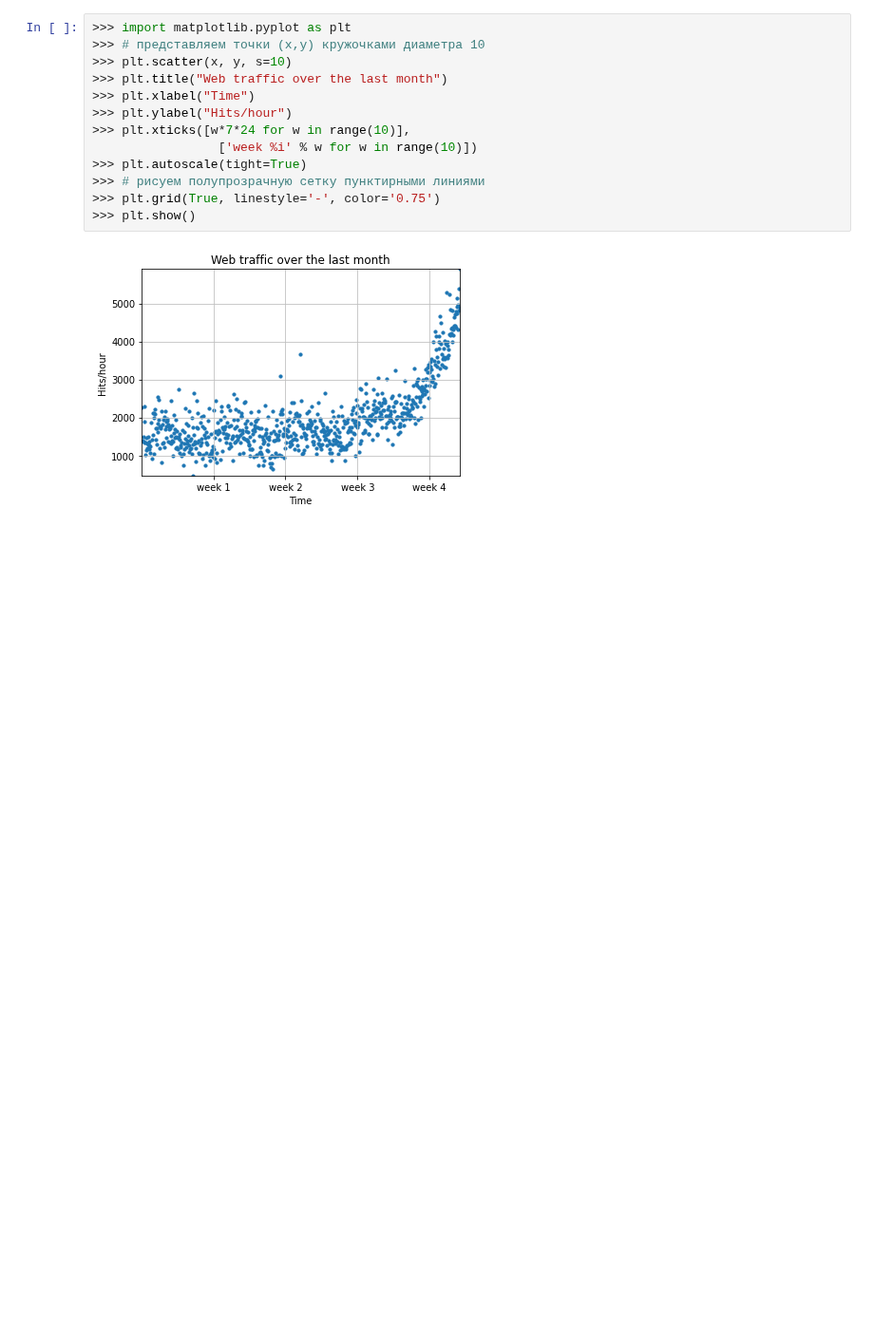
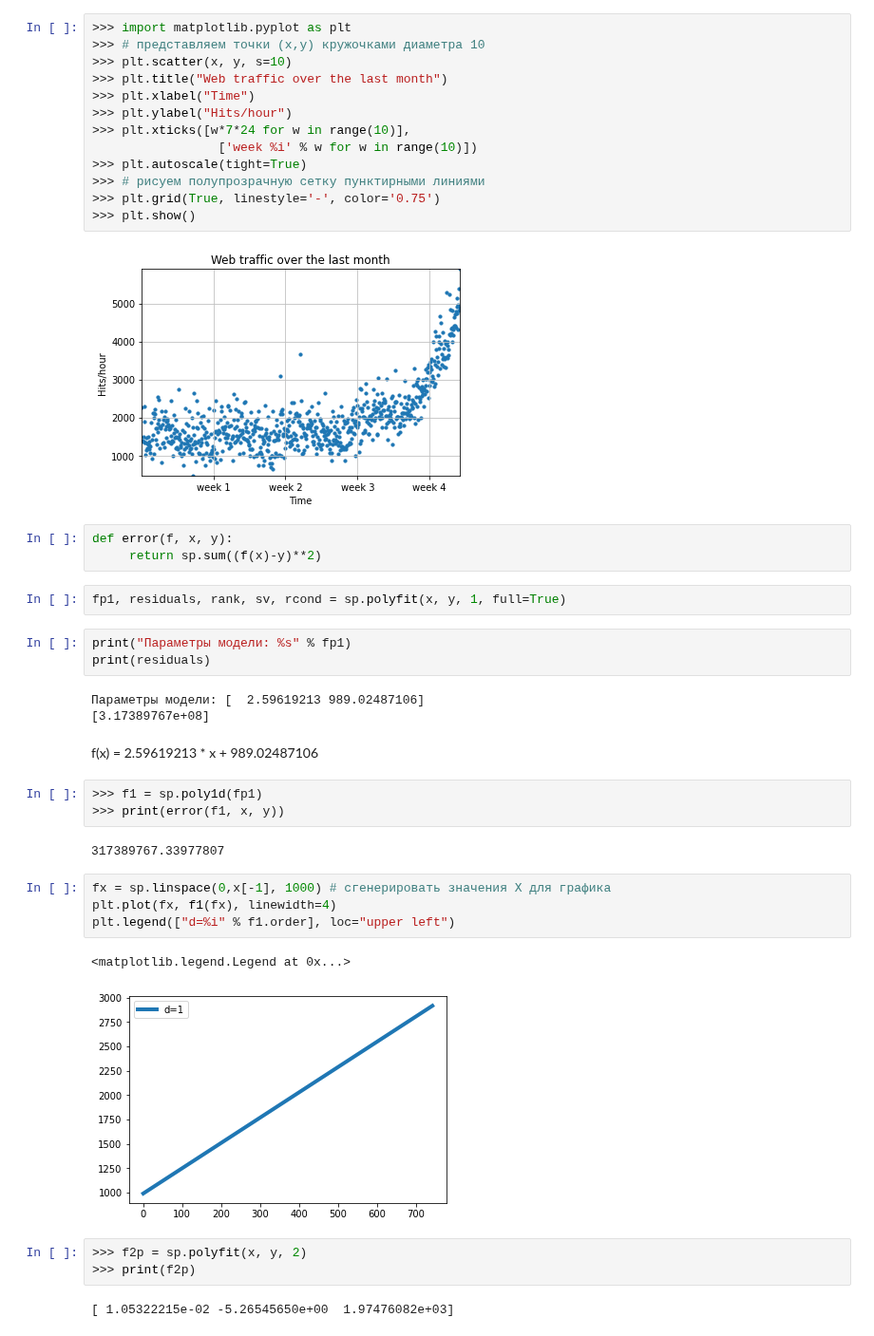
Before and after one commit to Sinrez/pyCoursera, a Jupyter notebook: from_machine_learning_book.ipynb, the cells around one changed output. Shown at 95% size. Drawn from its saved outputs; the diff is of its cells as text; blank space fills up the shorter version.

```diff
--- a/from_machine_learning_book.ipynb
+++ b/from_machine_learning_book.ipynb
@@ -61,3 +61,33 @@ sp.sum(sp.isnan(y))
 >>> plt.show()
 # %% [output]
 [figure]
+# %%
+def error(f, x, y):
+     return sp.sum((f(x)-y)**2)
+# %%
+fp1, residuals, rank, sv, rcond = sp.polyfit(x, y, 1, full=True)
+# %%
+print("Параметры модели: %s" % fp1)
+print(residuals)
+# %% [output]
+Параметры модели: [  2.59619213 989.02487106]
+[3.17389767e+08]
+# %% [markdown]
+ f(x) = 2.59619213 * x + 989.02487106
+# %%
+>>> f1 = sp.poly1d(fp1)
+>>> print(error(f1, x, y))
+# %% [output]
+317389767.33977807
+# %%
+fx = sp.linspace(0,x[-1], 1000) # сгенерировать значения X для графика
+plt.plot(fx, f1(fx), linewidth=4)
+plt.legend(["d=%i" % f1.order], loc="upper left")
+# %% [output]
+<matplotlib.legend.Legend at 0x...>
+[figure, added]
+# %%
+>>> f2p = sp.polyfit(x, y, 2)
+>>> print(f2p)
+# %% [output]
+[ 1.05322215e-02 -5.26545650e+00  1.97476082e+03]
```
Also changed, not shown: parts of 5 cells of this notebook.
